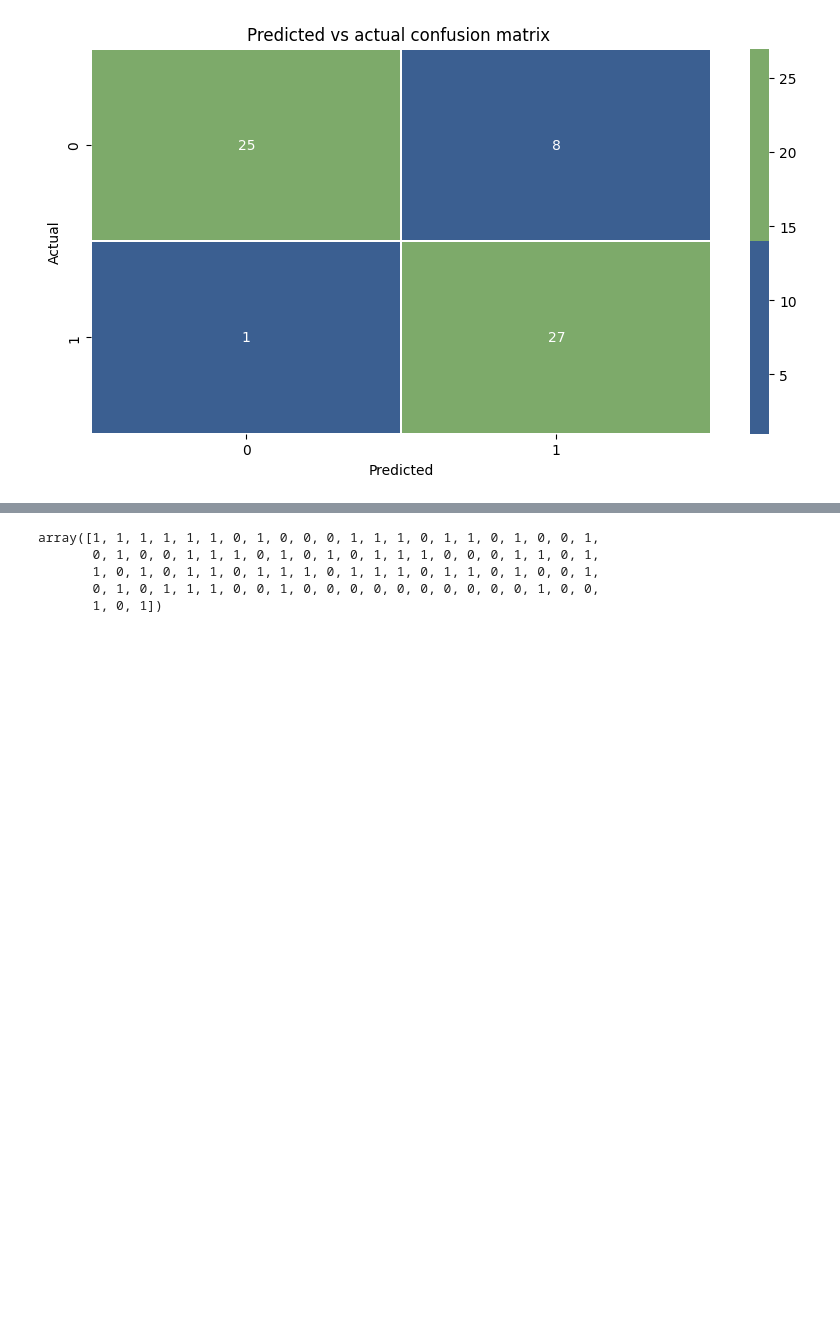
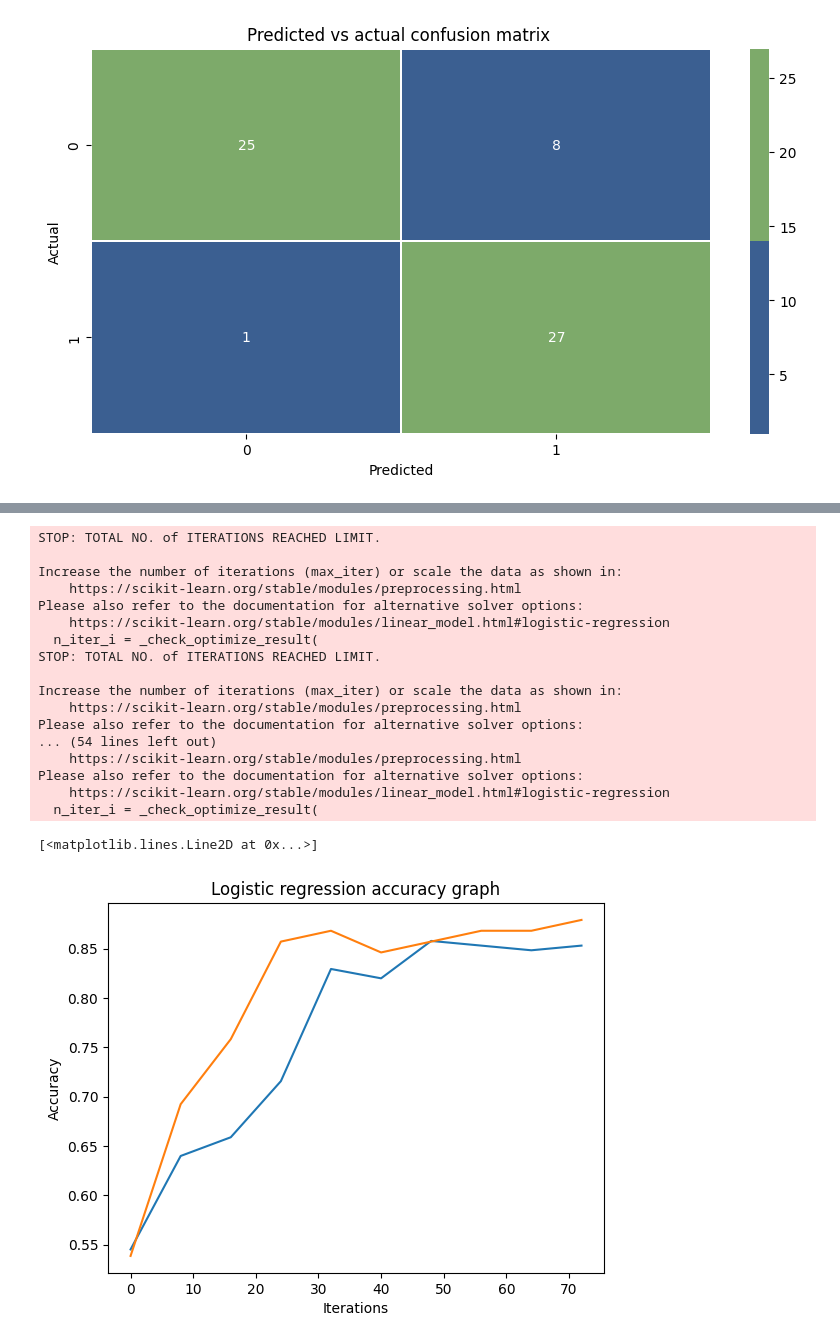
Before and after one commit to RUYUFALBARRAK/SWE485-project-Group-7, a Jupyter notebook: SupervisedLearning1.ipynb, the cells around one changed output, grey strips where cells are left out. Cells and saved outputs as stored; diff of their text form; code cells hidden in the pictures; blank space fills up the shorter version.

```diff
--- a/SupervisedLearning1.ipynb
+++ b/SupervisedLearning1.ipynb
@@ -108,5 +108,0 @@ x_train , x_test , y_train , y_test = train_test_split(X ,Y , test_size=0.3 , sh
-# %%
-from sklearn.linear_model import LogisticRegression
-logreg = LogisticRegression()
-logreg.fit(x_train,y_train)
-y_pred = logreg.predict(x_test)
@@ -136,30 +124,45 @@ x_test
 91 rows × 13 columns
-# %%
-y_pred
-# %% [output]
-array([1, 1, 1, 1, 1, 1, 0, 1, 0, 0, 0, 1, 1, 1, 0, 1, 1, 0, 1, 0, 0, 1,
-       0, 1, 0, 0, 1, 1, 1, 0, 1, 0, 1, 0, 1, 1, 1, 0, 0, 0, 1, 1, 0, 1,
-       1, 0, 1, 0, 1, 1, 0, 1, 1, 1, 0, 1, 1, 1, 0, 1, 1, 0, 1, 0, 0, 1,
-       0, 1, 0, 1, 1, 1, 0, 0, 1, 0, 0, 0, 0, 0, 0, 0, 0, 0, 0, 1, 0, 0,
-       1, 0, 1])
 # %%
+from sklearn.linear_model import LogisticRegression
+import matplotlib.pyplot as plt
 # Train and validation errors initialized as empty list
 train_score = []
 test_score = []
 
-# Loop over values of C_value
-C_values = [0.001, 0.01, 0.1, 1, 10, 100, 1000]
-for C_value in C_values:
+# Loop for taking average result
+Array=8*(np.arange(10))
+for i in Array:
     # Create LogisticRegression object and fit
-    lr = LogisticRegression(C=C_value, max_iter=10000)
+    lr = LogisticRegression( max_iter=i)
     lr.fit(x_train, y_train)
 
     # Evalueate error rates and append to lists
-    train_score.append(1.0 - lr.score(x_train, y_train))
-    test_score.append(1.0 - lr.score(x_test, y_test))
+    train_score.append( lr.score(x_train, y_train))
+    test_score.append(lr.score(x_test, y_test))
 
 # Plot results
 plt.ylabel('Accuracy')
 plt.xlabel('Iterations')
 plt.title('Logistic regression accuracy graph')
-plt.plot
+plt.plot(Array,train_score)
+plt.plot(Array,test_score)
+# %% [output]
+STOP: TOTAL NO. of ITERATIONS REACHED LIMIT.
+
+Increase the number of iterations (max_iter) or scale the data as shown in:
+    https://scikit-learn.org/stable/modules/preprocessing.html
+Please also refer to the documentation for alternative solver options:
+    https://scikit-learn.org/stable/modules/linear_model.html#logistic-regression
+  n_iter_i = _check_optimize_result(
+STOP: TOTAL NO. of ITERATIONS REACHED LIMIT.
+
+Increase the number of iterations (max_iter) or scale the data as shown in:
+    https://scikit-learn.org/stable/modules/preprocessing.html
+Please also refer to the documentation for alternative solver options:
+... (54 lines left out)
+    https://scikit-learn.org/stable/modules/preprocessing.html
+Please also refer to the documentation for alternative solver options:
+    https://scikit-learn.org/stable/modules/linear_model.html#logistic-regression
+  n_iter_i = _check_optimize_result(
+[<matplotlib.lines.Line2D at 0x...>]
+[figure, added]
```
Also changed, not shown: parts of 9 cells of this notebook.
